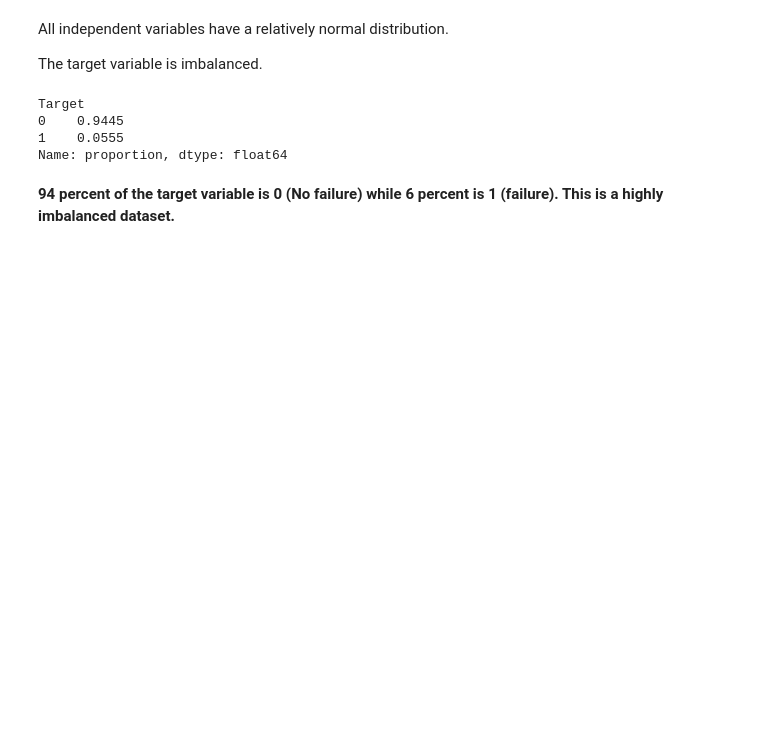
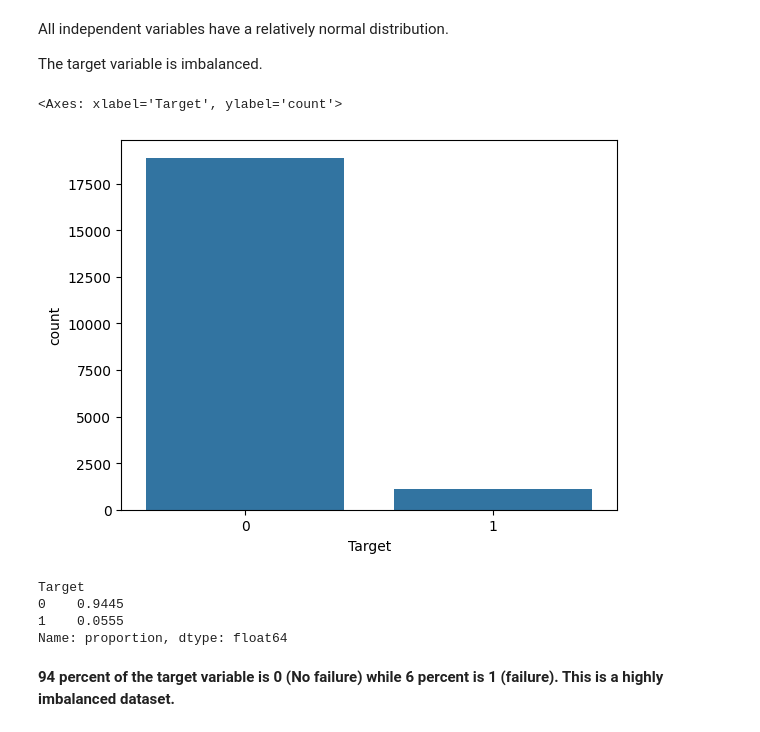
Before and after one commit to NoahMorgenstein/Model-Tuning-Pipelines, a Jupyter notebook: Noah_Morgenstein_Renewind.ipynb, the cells around one changed output. Saved outputs shown, nothing was run; the diff lists cells and outputs as text; code cells hidden in the pictures; blank space fills up the shorter version.

```diff
--- a/Noah_Morgenstein_Renewind.ipynb
+++ b/Noah_Morgenstein_Renewind.ipynb
@@ -334,6 +370,12 @@ for feature in train_set.columns:
 All independent variables have a relatively normal distribution.
 
 The target variable is imbalanced.
+# %%
+#Create a countplot for the target variable
+sns.countplot(data=train_set, x='Target')
+# %% [output]
+<Axes: xlabel='Target', ylabel='count'>
+[figure, added]
 # %%
 #Check the proportion of the target variable
 train_set['Target'].value_counts(normalize=True)
```
Also changed, not shown: parts of 10 cells of this notebook.
